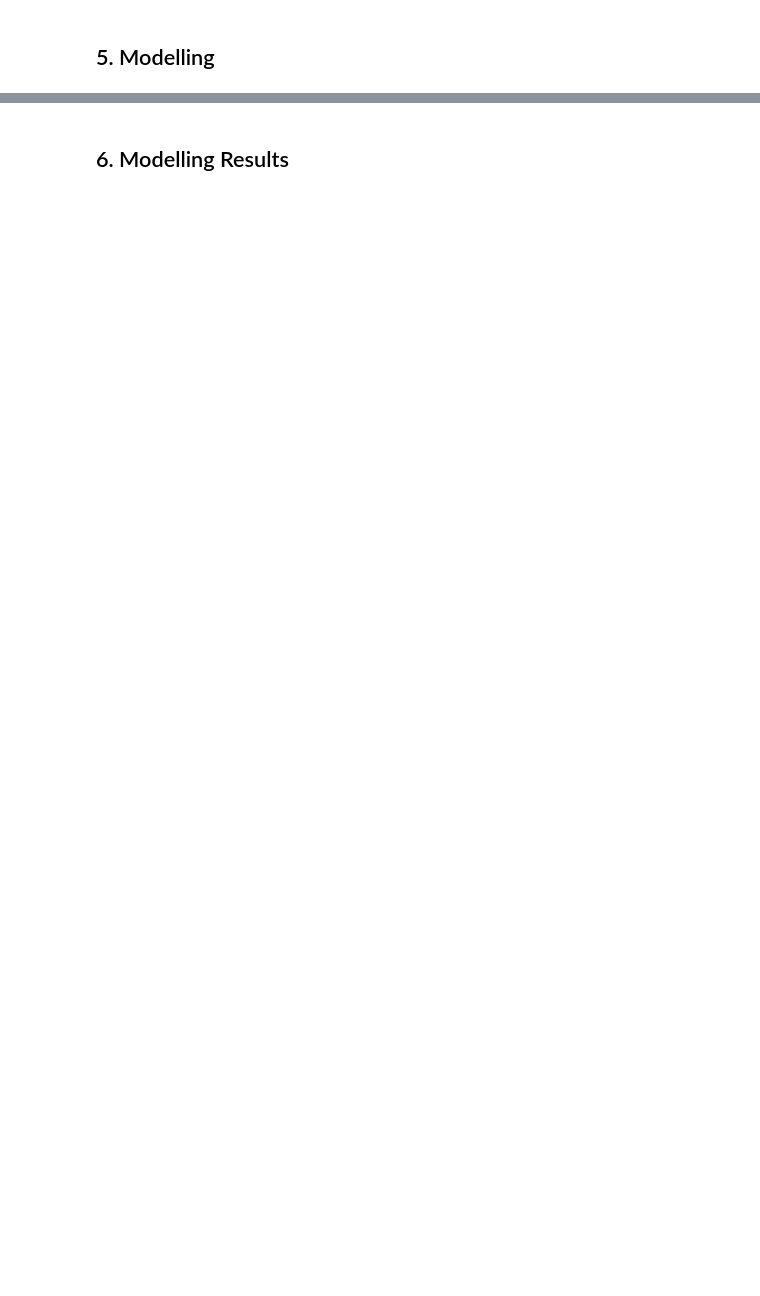
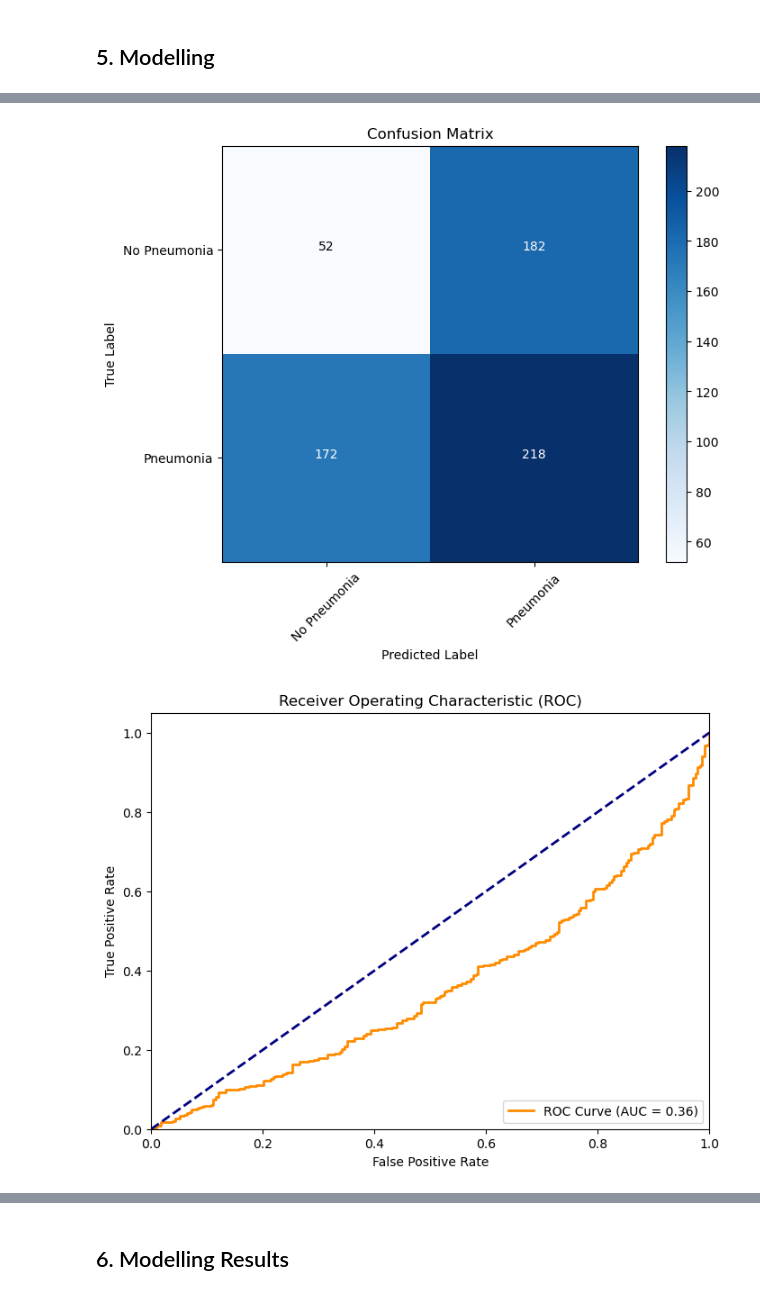
Before and after one commit to KimberlyWairimu/Phase-4-Project, a Jupyter notebook: The Notebook.ipynb, the cells around one changed output, grey strips where cells are left out. Saved outputs shown, nothing was run; the diff lists cells and outputs as text; code cells hidden in the pictures; blank space fills up the shorter version.

```diff
--- a/The Notebook.ipynb
+++ b/The Notebook.ipynb
@@ -807,0 +677,37 @@ The F1 score remains constant at 0.6667 for both training and validation sets ac
+# %%
+# Plotting the confusion matrix with numbers
+def plot_confusion_matrix(cm, labels):
+    plt.figure(figsize=(8, 6))
+    plt.imshow(cm, interpolation='nearest', cmap=plt.cm.Blues)
+    plt.title('Confusion Matrix')
+    plt.colorbar()
+    tick_marks = np.arange(len(labels))
+    plt.xticks(tick_marks, labels, rotation=45)
+    plt.yticks(tick_marks, labels)
+
+    for i in range(len(labels)):
+        for j in range(len(labels)):
+            plt.text(j, i, format(cm[i, j], 'd'), horizontalalignment="center", color="white" if cm[i, j] > cm.max() / 2 else "black")
+
+    plt.ylabel('True Label')
+    plt.xlabel('Predicted Label')
+    plt.show()
+
+# usage with a previously defined confusion matrix (e.g., cm1)
+plot_confusion_matrix(cm1, labels=['No Pneumonia', 'Pneumonia'])
+fpr, tpr, thresholds = roc_curve(y_test, y_pred1)
+roc_auc = auc(fpr, tpr)
+
+plt.figure(figsize=(8, 6))
+plt.plot(fpr, tpr, color='darkorange', lw=2, label=f'ROC Curve (AUC = {roc_auc:.2f})')
+plt.plot([0, 1], [0, 1], color='navy', lw=2, linestyle='--')
+plt.xlim([0.0, 1.0])
+plt.ylim([0.0, 1.05])
+plt.xlabel('False Positive Rate')
+plt.ylabel('True Positive Rate')
+plt.title('Receiver Operating Characteristic (ROC)')
+plt.legend(loc='lower right')
+plt.show()
+# %% [output]
+[figure, added]
+[figure, added]
```
Also changed, not shown: parts of 38 cells of this notebook.
